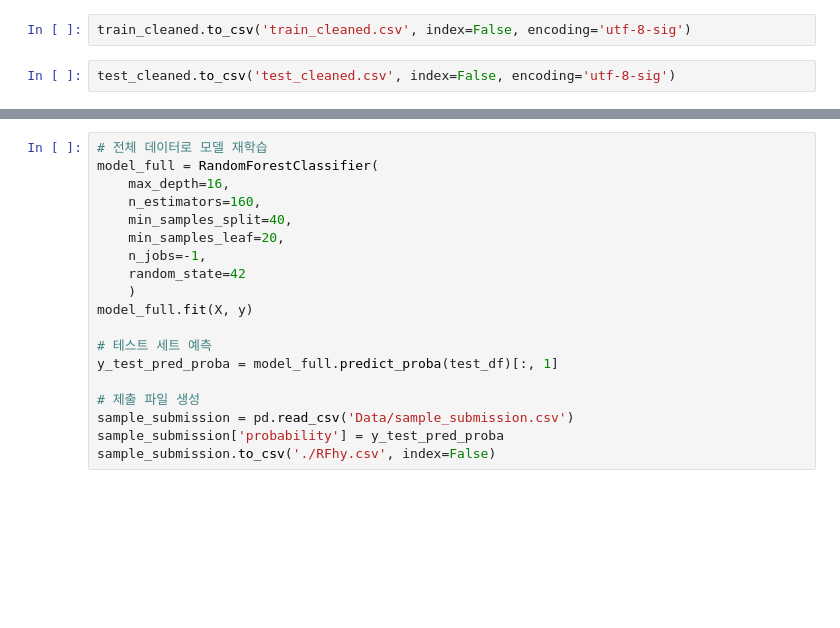
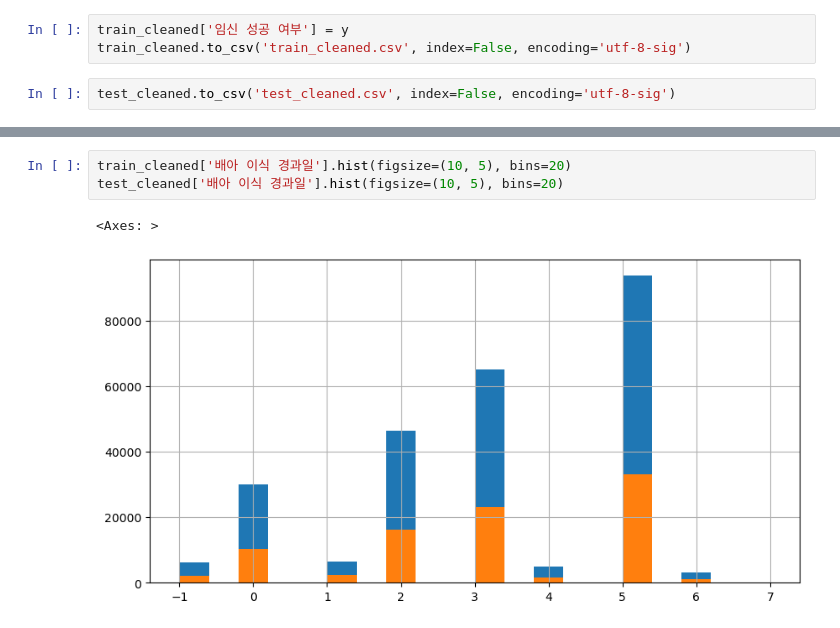
Before and after one commit to helloNarehase/LG_Aimers_2025, a Jupyter notebook: data_preprocess/missing_val.ipynb, the cells around one changed output, grey strips where cells are left out. Saved outputs shown, nothing was run; the diff lists cells and outputs as text; blank space fills up the shorter version.

```diff
--- a/data_preprocess/missing_val.ipynb
+++ b/data_preprocess/missing_val.ipynb
@@ -215,6 +213,7 @@ plt.show()
 # %% [markdown]
 ### 저장
 # %%
+train_cleaned['임신 성공 여부'] = y
 train_cleaned.to_csv('train_cleaned.csv', index=False, encoding='utf-8-sig')
 # %%
 test_cleaned.to_csv('test_cleaned.csv', index=False, encoding='utf-8-sig')
@@ -312,19 +220,6 @@ ROC AUC: 0.7346941349706377
-# %%
-# 전체 데이터로 모델 재학습
-model_full = RandomForestClassifier(
-    max_depth=16,
-    n_estimators=160,
-    min_samples_split=40,
-    min_samples_leaf=20,
-    n_jobs=-1,
-    random_state=42
-    )
-model_full.fit(X, y)
-
-# 테스트 세트 예측
-y_test_pred_proba = model_full.predict_proba(test_df)[:, 1]
-
-# 제출 파일 생성
-sample_submission = pd.read_csv('Data/sample_submission.csv')
-sample_submission['probability'] = y_test_pred_proba
-sample_submission.to_csv('./RFhy.csv', index=False)
+# %%
+train_cleaned['배아 이식 경과일'].hist(figsize=(10, 5), bins=20)
+test_cleaned['배아 이식 경과일'].hist(figsize=(10, 5), bins=20)
+# %% [output]
+<Axes: >
+[figure, added]
```
Also changed, not shown: parts of 40 cells of this notebook.
